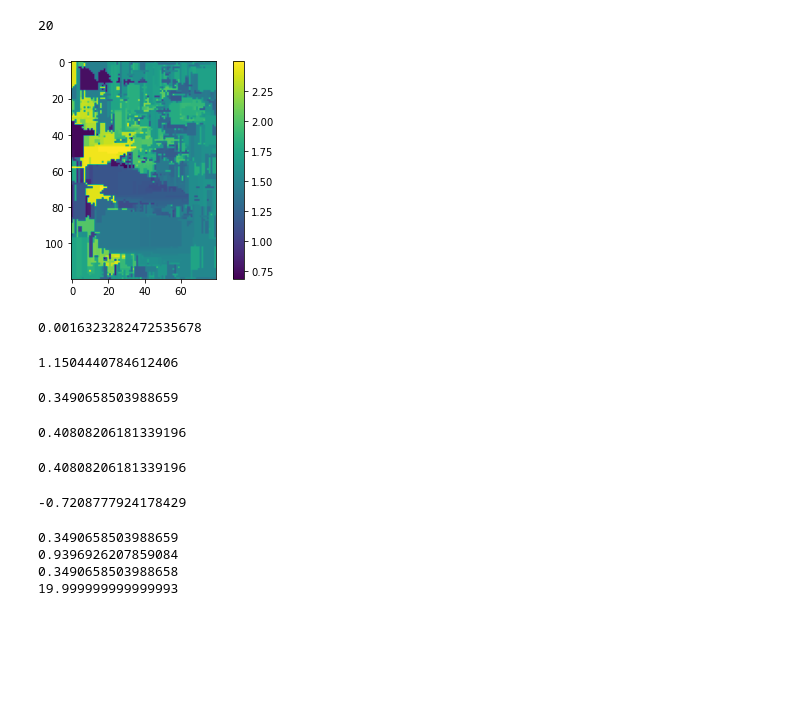
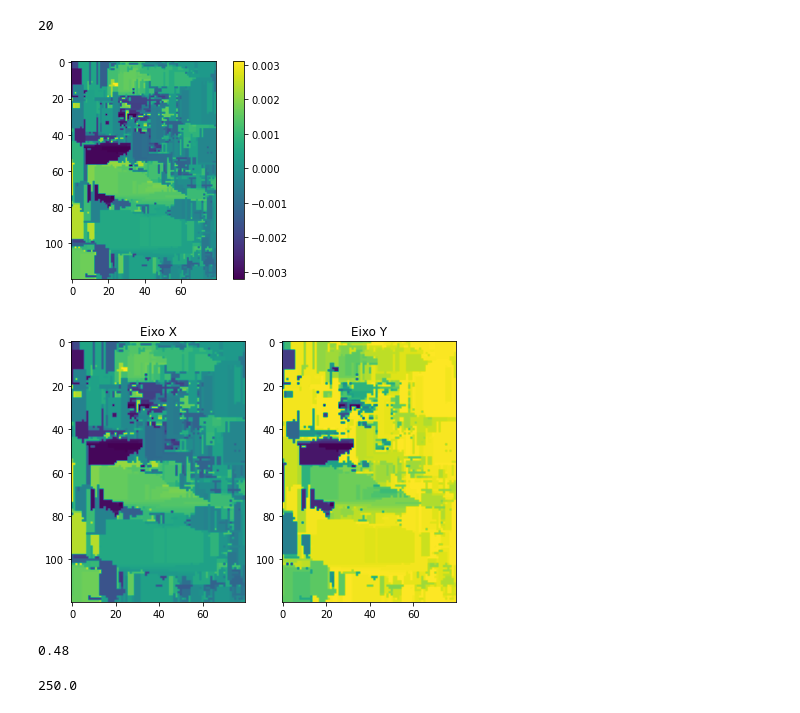
Before and after one commit to GuilhermeZakarewicz/DiffraPy, a Jupyter notebook: LocalSlantStack_Debug_19-09-22.ipynb, the cells around one changed output. Cells and saved outputs as stored; diff of their text form; code cells hidden in the pictures; blank space fills up the shorter version.

```diff
--- a/LocalSlantStack_Debug_19-09-22.ipynb
+++ b/LocalSlantStack_Debug_19-09-22.ipynb
@@ -630,48 +626,32 @@ theta2
 #cos(theta2) = pmax2/dt
 #theta2 = cos-1(pmax2/dt)
 # %%
-m_theta = np.arccos(m_pmax/dt)
+m_theta = np.arctan(m_pmax)
 plt.imshow(m_theta)
 plt.colorbar()
 plt.show()
 # %% [output]
-[figure, old version]
+[figure, new version]
-# %%
-np.cos(theta2)*dt
-# %% [output]
-0.0016323282472535678
-# %%
-np.arccos(0.0016323282472535678/dt)
-# %% [output]
-1.1504440784612406
-# %%
-np.radians(20)
-# %% [output]
-0.3490658503988659
-# %%
-0.0016323282472535678/dt
-# %% [output]
-0.40808206181339196
-# %%
-np.cos(theta2)
-# %% [output]
-0.40808206181339196
-# %%
-t2=np.degrees(20)
-print(np.cos(t2))
-# %% [output]
--0.7208777924178429
-# %%
-a = np.radians(20)
-print(a)
-b = np.cos(a)
-print(b)
-c = np.arccos(b)
-print(c)
-d = np.degrees(c)
-print(d)
-# %% [output]
-0.3490658503988659
-0.9396926207859084
-0.3490658503988658
-19.999999999999993
+# %%
+X = np.sin(m_theta)
+Y = np.cos(m_theta)
+
+fig, axs = plt.subplots(1, 2, figsize=(6,6))
+
+axs[0].imshow(X)
+axs[0].set_title("Eixo X")
+
+axs[1].imshow(Y)
+axs[1].set_title("Eixo Y")
+
+plt.tight_layout()
+# %% [output]
+[figure, added]
+# %%
+120*0.004 #profundidade do modelo em segundos
+# %% [output]
+0.48
+# %%
+120/0.48 #velocidade constante do modelo
+# %% [output]
+250.0
```
Also changed, not shown: parts of 17 cells of this notebook, 3 other files.
